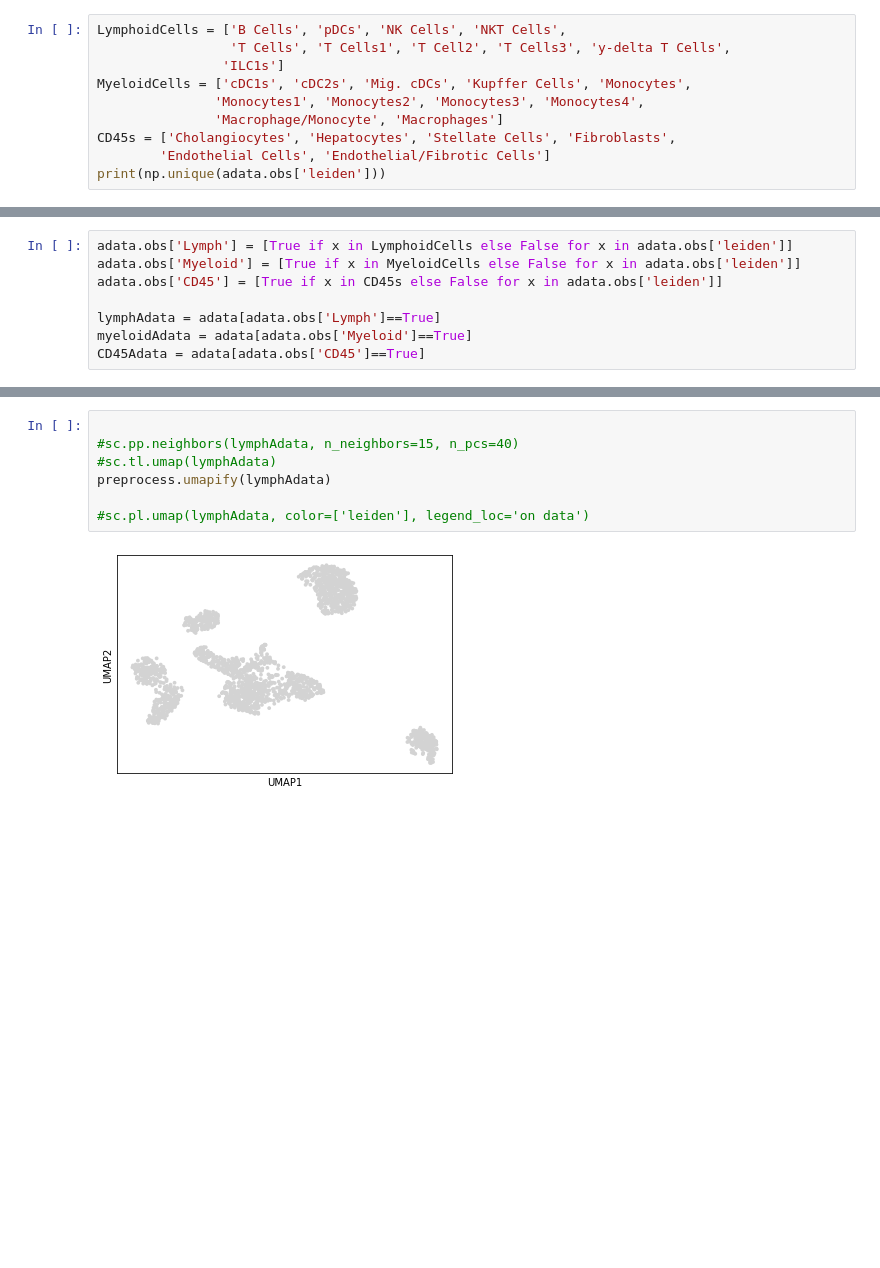
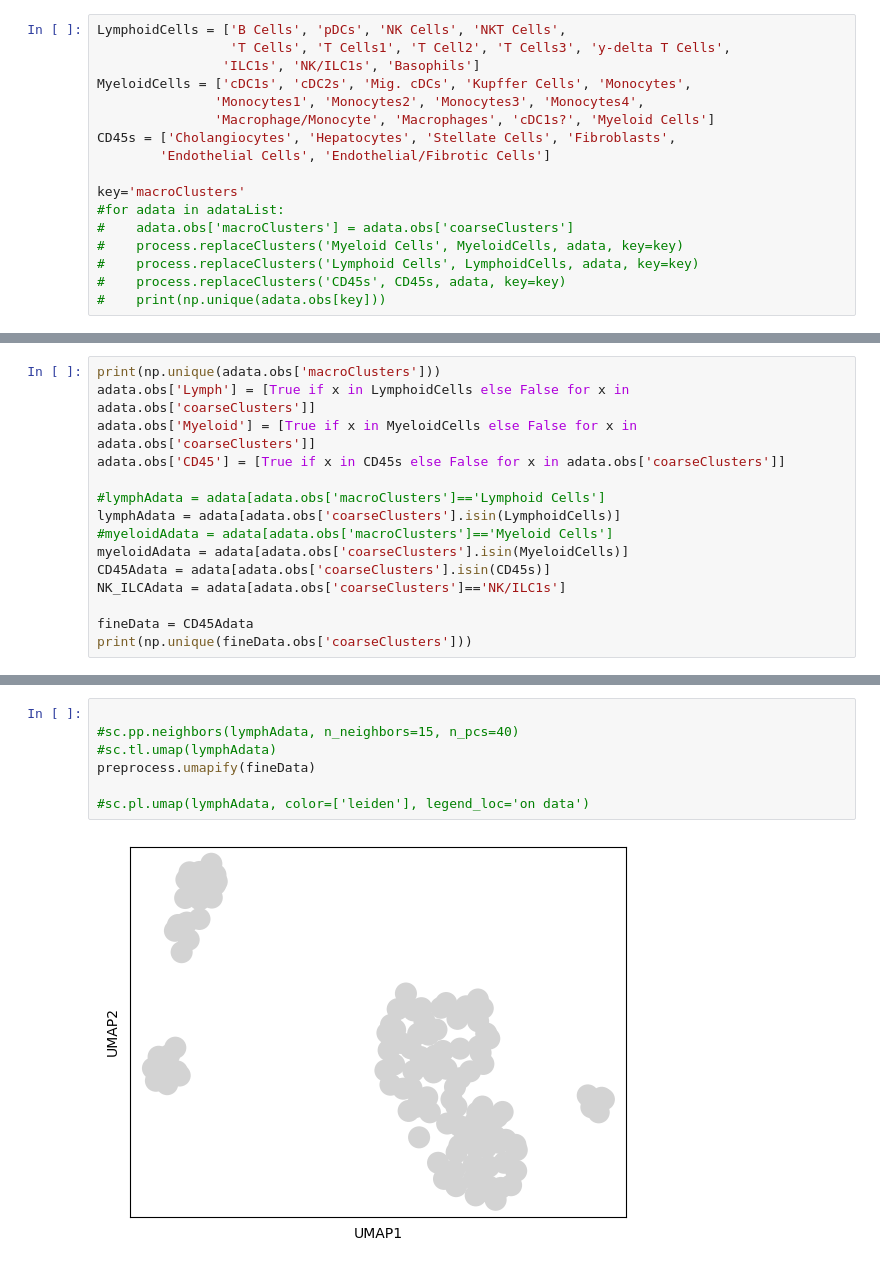
Before and after one commit to jb994/scTools, a Jupyter notebook: clusterPrecise.ipynb, the cells around one changed output, grey strips where cells are left out. Drawn from its saved outputs; the diff is of its cells as text; blank space fills up the shorter version.

```diff
--- a/clusterPrecise.ipynb
+++ b/clusterPrecise.ipynb
@@ -36,10 +37,17 @@ sc.pl.umap(adata, color=['leiden'], legend_loc='on data')
 # %%
 LymphoidCells = ['B Cells', 'pDCs', 'NK Cells', 'NKT Cells',
                  'T Cells', 'T Cells1', 'T Cell2', 'T Cells3', 'y-delta T Cells',
-                'ILC1s']
+                'ILC1s', 'NK/ILC1s', 'Basophils']
 MyeloidCells = ['cDC1s', 'cDC2s', 'Mig. cDCs', 'Kupffer Cells', 'Monocytes',
                'Monocytes1', 'Monocytes2', 'Monocytes3', 'Monocytes4',
-               'Macrophage/Monocyte', 'Macrophages']
+               'Macrophage/Monocyte', 'Macrophages', 'cDC1s?', 'Myeloid Cells']
 CD45s = ['Cholangiocytes', 'Hepatocytes', 'Stellate Cells', 'Fibroblasts',
         'Endothelial Cells', 'Endothelial/Fibrotic Cells']
-print(np.unique(adata.obs['leiden']))
+
+key='macroClusters'
+#for adata in adataList:
+#    adata.obs['macroClusters'] = adata.obs['coarseClusters']
+#    process.replaceClusters('Myeloid Cells', MyeloidCells, adata, key=key)
+#    process.replaceClusters('Lymphoid Cells', LymphoidCells, adata, key=key)
+#    process.replaceClusters('CD45s', CD45s, adata, key=key)
+#    print(np.unique(adata.obs[key]))
@@ -51,8 +54,15 @@ print(np.unique(adata.obs['leiden']))
 # %%
-adata.obs['Lymph'] = [True if x in LymphoidCells else False for x in adata.obs['leiden']]
-adata.obs['Myeloid'] = [True if x in MyeloidCells else False for x in adata.obs['leiden']]
-adata.obs['CD45'] = [True if x in CD45s else False for x in adata.obs['leiden']]
+print(np.unique(adata.obs['macroClusters']))
+adata.obs['Lymph'] = [True if x in LymphoidCells else False for x in adata.obs['coarseClusters']]
+adata.obs['Myeloid'] = [True if x in MyeloidCells else False for x in adata.obs['coarseClusters']]
+adata.obs['CD45'] = [True if x in CD45s else False for x in adata.obs['coarseClusters']]
 
-lymphAdata = adata[adata.obs['Lymph']==True]
-myeloidAdata = adata[adata.obs['Myeloid']==True]
-CD45Adata = adata[adata.obs['CD45']==True]
+#lymphAdata = adata[adata.obs['macroClusters']=='Lymphoid Cells']
+lymphAdata = adata[adata.obs['coarseClusters'].isin(LymphoidCells)]
+#myeloidAdata = adata[adata.obs['macroClusters']=='Myeloid Cells']
+myeloidAdata = adata[adata.obs['coarseClusters'].isin(MyeloidCells)]
+CD45Adata = adata[adata.obs['coarseClusters'].isin(CD45s)]
+NK_ILCAdata = adata[adata.obs['coarseClusters']=='NK/ILC1s']
+
+fineData = CD45Adata
+print(np.unique(fineData.obs['coarseClusters']))
@@ -59,10 +73,10 @@ CD45Adata = adata[adata.obs['CD45']==True]
 # %%
 
 #sc.pp.neighbors(lymphAdata, n_neighbors=15, n_pcs=40)
 #sc.tl.umap(lymphAdata)
-preprocess.umapify(lymphAdata)
+preprocess.umapify(fineData)
 
 #sc.pl.umap(lymphAdata, color=['leiden'], legend_loc='on data')
 # %% [output]
-[figure, old version]
+[figure, new version]
 # %%
```
Also changed, not shown: parts of 12 cells of this notebook, 2 other files.
